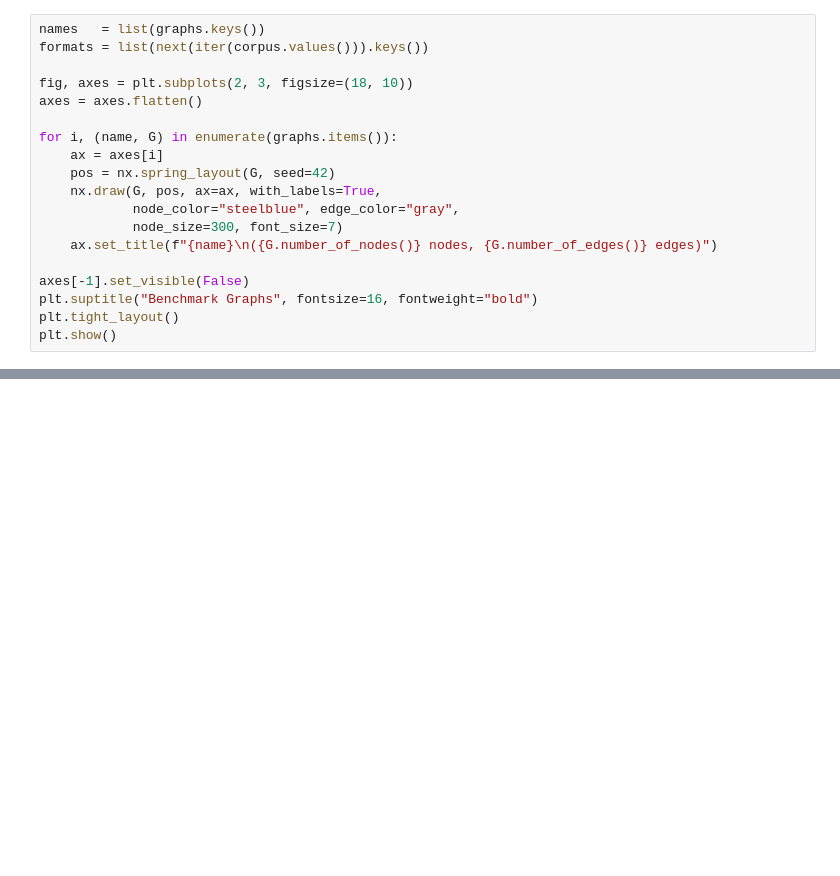
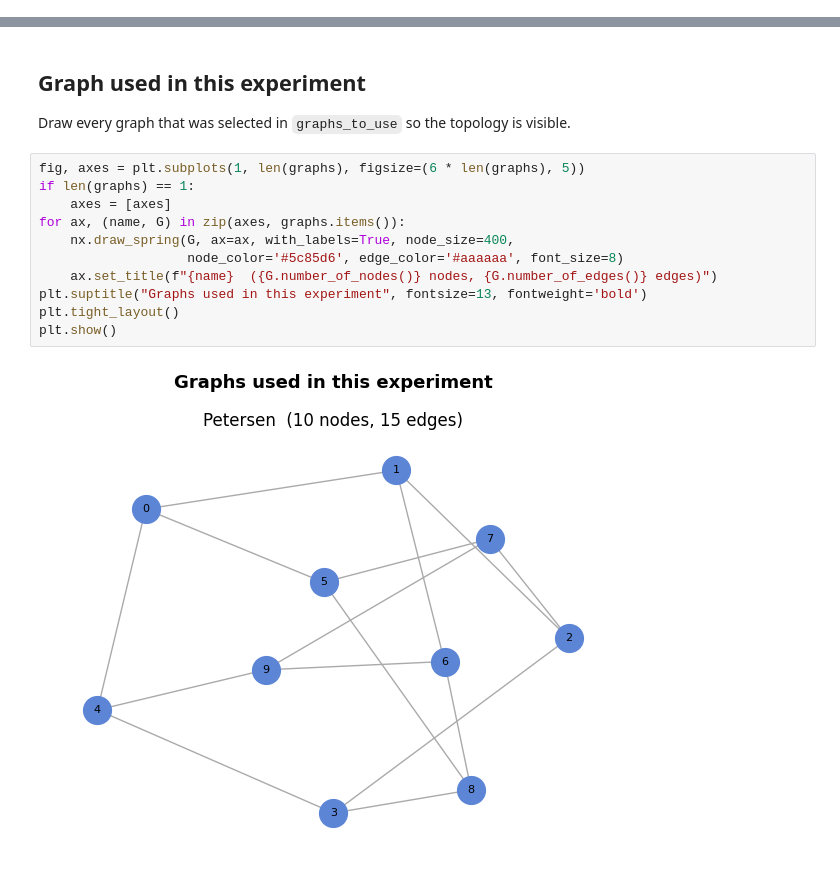
Before and after one commit to bendjafer/llm-gqp, a Jupyter notebook: main.ipynb, the cells around one changed output, grey strips where cells are left out. Drawn from its saved outputs; the diff is of its cells as text; blank space fills up the shorter version.

```diff
--- a/main.ipynb
+++ b/main.ipynb
@@ -24,19 +47,0 @@ Corpus saved → results/graphs_translation.json  (4 graphs × 8 formats)
-# %%
-names   = list(graphs.keys())
-formats = list(next(iter(corpus.values())).keys())
-
-fig, axes = plt.subplots(2, 3, figsize=(18, 10))
-axes = axes.flatten()
-
-for i, (name, G) in enumerate(graphs.items()):
-    ax = axes[i]
-    pos = nx.spring_layout(G, seed=42)
-    nx.draw(G, pos, ax=ax, with_labels=True,
-            node_color="steelblue", edge_color="gray",
-            node_size=300, font_size=7)
-    ax.set_title(f"{name}\n({G.number_of_nodes()} nodes, {G.number_of_edges()} edges)")
-
-axes[-1].set_visible(False)
-plt.suptitle("Benchmark Graphs", fontsize=16, fontweight="bold")
-plt.tight_layout()
-plt.show()
@@ -162,0 +112,16 @@ Saved → results/evaluation.json
+# %% [markdown]
+## Graph used in this experiment
+Draw every graph that was selected in `graphs_to_use` so the topology is visible.
+# %%
+fig, axes = plt.subplots(1, len(graphs), figsize=(6 * len(graphs), 5))
+if len(graphs) == 1:
+    axes = [axes]
+for ax, (name, G) in zip(axes, graphs.items()):
+    nx.draw_spring(G, ax=ax, with_labels=True, node_size=400,
+                   node_color='#5c85d6', edge_color='#aaaaaa', font_size=8)
+    ax.set_title(f"{name}  ({G.number_of_nodes()} nodes, {G.number_of_edges()} edges)")
+plt.suptitle("Graphs used in this experiment", fontsize=13, fontweight='bold')
+plt.tight_layout()
+plt.show()
+# %% [output]
+[figure, added]
```
Also changed, not shown: parts of 24 cells of this notebook, 12 other files.
